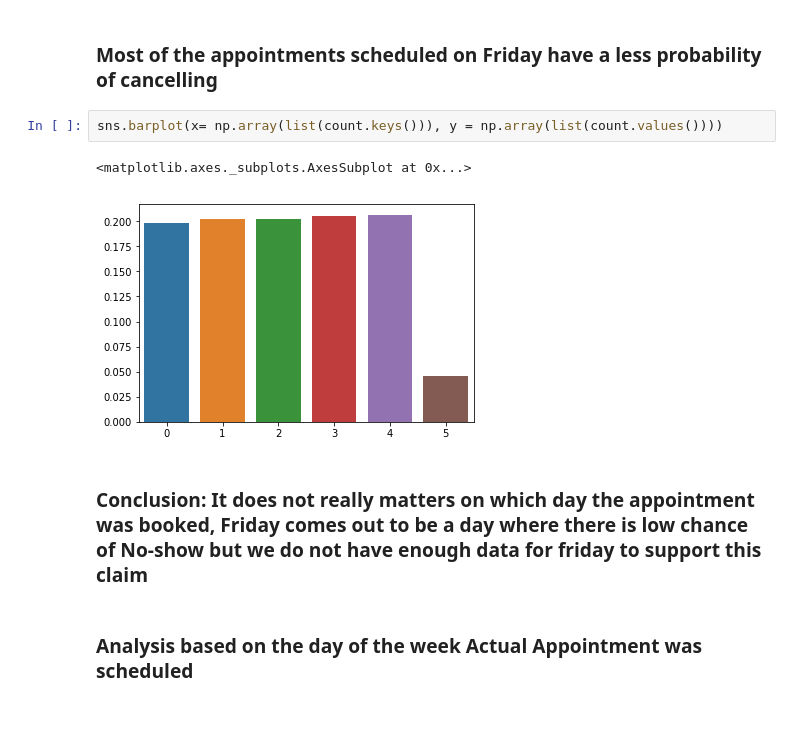
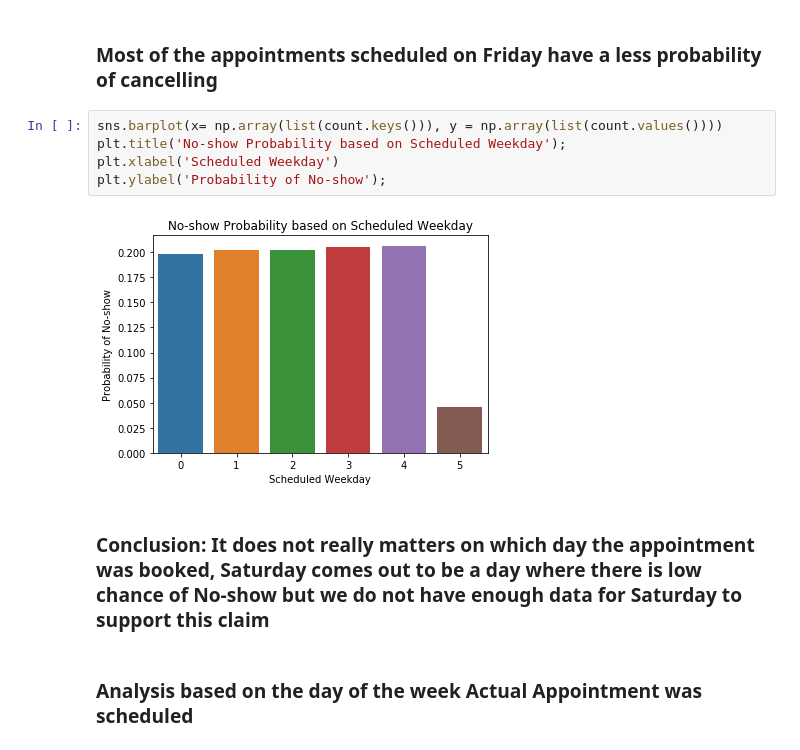
Before and after one commit to harveenchadha/Udacity-Data-Analyst-Nanodegree, a Jupyter notebook: Project 2/Kaggle-No-show-Analysis.ipynb, the cells around one changed output. Saved outputs shown, nothing was run; the diff lists cells and outputs as text; blank space fills up the shorter version.

```diff
--- a/Project 2/Kaggle-No-show-Analysis.ipynb
+++ b/Project 2/Kaggle-No-show-Analysis.ipynb
@@ -148,11 +152,13 @@ count = findProb(['Scheduled_Weekday'] ,df, True)
 ### Most of the appointments scheduled on Friday have a less probability of cancelling
 # %%
 sns.barplot(x= np.array(list(count.keys())), y = np.array(list(count.values())))
+plt.title('No-show Probability based on Scheduled Weekday');
+plt.xlabel('Scheduled Weekday')
+plt.ylabel('Probability of No-show');
 # %% [output]
-<matplotlib.axes._subplots.AxesSubplot at 0x...>
-[figure, old version]
+[figure, new version]
 # %% [markdown]
-### Conclusion: It does not really matters on which day the appointment was booked, Friday comes out to be a day where there is low chance of No-show but we do not have enough data for friday to support this claim
+### Conclusion: It does not really matters on which day the appointment was booked, Saturday comes out to be a day where there is low chance of No-show but we do not have enough data for Saturday to support this claim
 # %% [markdown]
 ### Analysis based on the day of the week Actual Appointment was scheduled
 # %%
```
Also changed, not shown: parts of 28 cells of this notebook.
